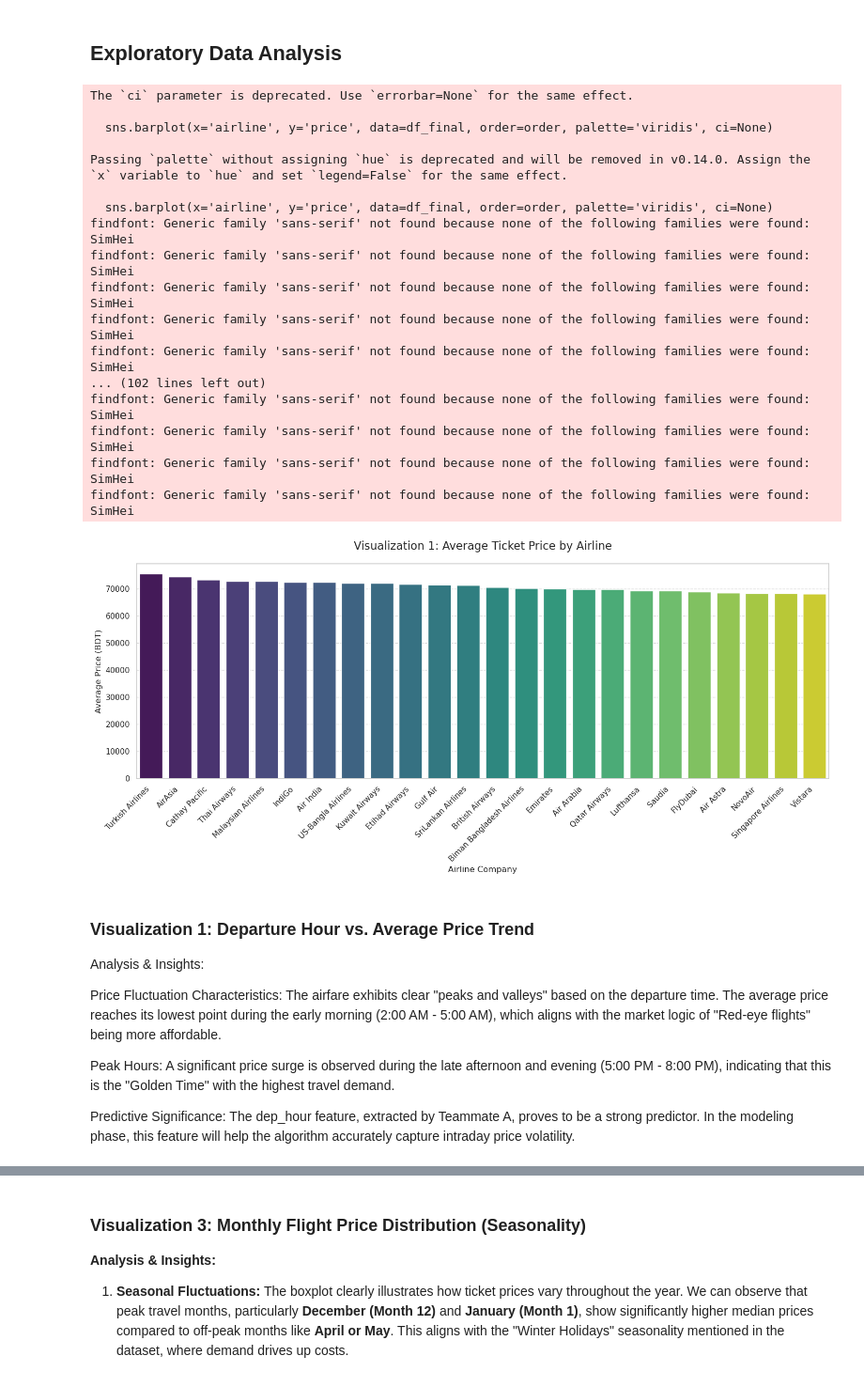
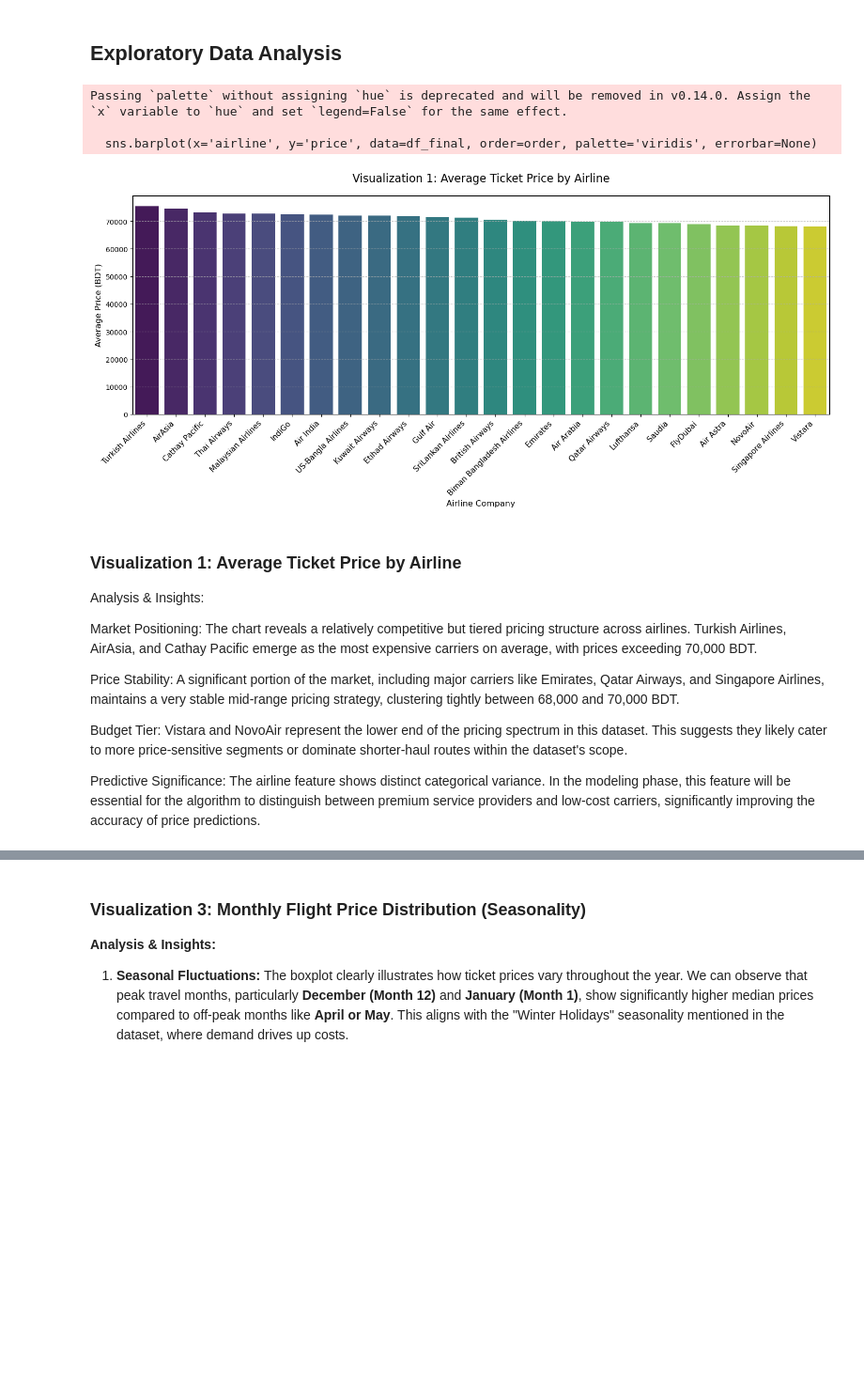
Before and after one commit to zhuxingke6-cpu/Capstone-Project, a Jupyter notebook: capstone_group11 .ipynb, the cells around one changed output, grey strips where cells are left out. Shown at 94% size. Drawn from its saved outputs; the diff is of its cells as text; code cells hidden in the pictures; blank space fills up the shorter version.

```diff
--- a/capstone_group11 .ipynb
+++ b/capstone_group11 .ipynb
@@ -85,77 +85,73 @@ Finally, we created new variables from the existing data. We converted the `dep_
 # %% [markdown]
 ## Exploratory Data Analysis
 # %%
-# 1. 开启自动重载（如果同学 A 修改了 .py 文件，你不用重启内核）
+# 1. Enable autoreload (this allows you to see changes to .py files without restarting the kernel)
+%load_ext autoreload
+%autoreload 2
 
-
-# 2. 导入绘图库
+# 2. Import visualization libraries
 import matplotlib.pyplot as plt
 import seaborn as sns
 
-# 3. 设置画图风格，让图表更漂亮
+# 3. Set plot style for better aesthetics
 sns.set_theme(style="whitegrid")
-plt.rcParams['font.sans-serif'] = ['SimHei'] # 如果需要显示中文
-plt.rcParams['axes.unicode_minus'] = False
 
-# --- 此时，假设你已经运行了同学 A 写的代码，拿到了 df_final ---
-# 如果没有拿到，先运行同学 A 在 .ipynb 里的那段逻辑
+# Optional: Configuration for high-resolution displays
+%config InlineBackend.figure_format = 'retina'
+
+# --- Assumption: You have already executed the previous cell and df_final is defined ---
+# If df_final is not found, please run the data loading cell first.
+
+if 'df_final' in locals():
+    print("✅ Environment ready. df_final is available for plotting.")
+else:
+    print("⚠️ Warning: df_final not found. Please run the data loading logic first.")
 # %%
 import matplotlib.pyplot as plt
 import seaborn as sns
 
-# 1. 设置画布，宽度增加到 15，高度 7
+# 1. Set figure size (Width: 15, Height: 7)
 plt.figure(figsize=(15, 7))
 
-# 2. 准备数据并排序（让图表更有条理）
-# 计算每个航空公司的平均价格并降序排列
+# 2. Prepare and sort data for a cleaner visual
+# Calculate mean price per airline and sort in descending order
 order = df_final.groupby('airline')['price'].mean().sort_values(ascending=False).index
 
-# 3. 绘图
-sns.barplot(x='airline', y='price', data=df_final, order=order, palette='viridis', ci=None)
+# 3. Create the bar plot
+# 'errorbar=None' removes the confidence interval lines for a cleaner look
+sns.barplot(x='airline', y='price', data=df_final, order=order, palette='viridis', errorbar=None)
 
-# 4. 解决标签重叠的关键：旋转 45 度，并设置水平对齐方式
+# 4. Prevent label overlapping: rotate 45 degrees and align horizontally to the right
 plt.xticks(rotation=45, ha='right', fontsize=11)
 
-# 5. 添加标题和标签
+# 5. Add titles and axis labels
 plt.title('Visualization 1: Average Ticket Price by Airline', fontsize=16, pad=20)
 plt.xlabel('Airline Company', fontsize=12)
 plt.ylabel('Average Price (BDT)', fontsize=12)
 
-# 6. 添加网格线（只在 y 轴），方便看数值
+# 6. Add horizontal grid lines for easier value estimation
 plt.grid(axis='y', linestyle='--', alpha=0.7)
 
-# 7. 自动调整布局，确保标签不被切掉
+# 7. Automatically adjust layout to ensure labels aren't cut off
 plt.tight_layout()
 
 plt.show()
 # %% [output]
-The `ci` parameter is deprecated. Use `errorbar=None` for the same effect.
-
-  sns.barplot(x='airline', y='price', data=df_final, order=order, palette='viridis', ci=None)
-
 Passing `palette` without assigning `hue` is deprecated and will be removed in v0.14.0. Assign the `x` variable to `hue` and set `legend=False` for the same effect.
 
-  sns.barplot(x='airline', y='price', data=df_final, order=order, palette='viridis', ci=None)
-findfont: Generic family 'sans-serif' not found because none of the following families were found: SimHei
-findfont: Generic family 'sans-serif' not found because none of the following families were found: SimHei
-findfont: Generic family 'sans-serif' not found because none of the following families were found: SimHei
-findfont: Generic family 'sans-serif' not found because none of the following families were found: SimHei
-findfont: Generic family 'sans-serif' not found because none of the following families were found: SimHei
-... (102 lines left out)
-findfont: Generic family 'sans-serif' not found because none of the following families were found: SimHei
-findfont: Generic family 'sans-serif' not found because none of the following families were found: SimHei
-findfont: Generic family 'sans-serif' not found because none of the following families were found: SimHei
-findfont: Generic family 'sans-serif' not found because none of the following families were found: SimHei
+  sns.barplot(x='airline', y='price', data=df_final, order=order, palette='viridis', errorbar=None)
-[figure, old version]
+[figure, new version]
 # %% [markdown]
-### Visualization 1: Departure Hour vs. Average Price Trend
+### Visualization 1: Average Ticket Price by Airline
 Analysis & Insights:
 
-Price Fluctuation Characteristics: The airfare exhibits clear "peaks and valleys" based on the departure time. The average price reaches its lowest point during the early morning (2:00 AM - 5:00 AM), which aligns with the market logic of "Red-eye flights" being more affordable.
+Market Positioning: The chart reveals a relatively competitive but tiered pricing structure across airlines. Turkish Airlines, AirAsia, and Cathay Pacific emerge as the most expensive carriers on average, with prices exceeding 70,000 BDT.
 
-Peak Hours: A significant price surge is observed during the late afternoon and evening (5:00 PM - 8:00 PM), indicating that this is the "Golden Time" with the highest travel demand.
+Price Stability: A significant portion of the market, including major carriers like Emirates, Qatar Airways, and Singapore Airlines, maintains a very stable mid-range pricing strategy, clustering tightly between 68,000 and 70,000 BDT.
 
-Predictive Significance: The dep_hour feature, extracted by Teammate A, proves to be a strong predictor. In the modeling phase, this feature will help the algorithm accurately capture intraday price volatility.
+Budget Tier: Vistara and NovoAir represent the lower end of the pricing spectrum in this dataset. This suggests they likely cater to more price-sensitive segments or dominate shorter-haul routes within the dataset's scope.
+
+Predictive Significance: The airline feature shows distinct categorical variance. In the modeling phase, this feature will be essential for the algorithm to distinguish between premium service providers and low-cost carriers, significantly improving the accuracy of price predictions.
 # %%
 import matplotlib.pyplot as plt
 import seaborn as sns
```
Also changed, not shown: parts of 7 cells of this notebook, 1 other file.
